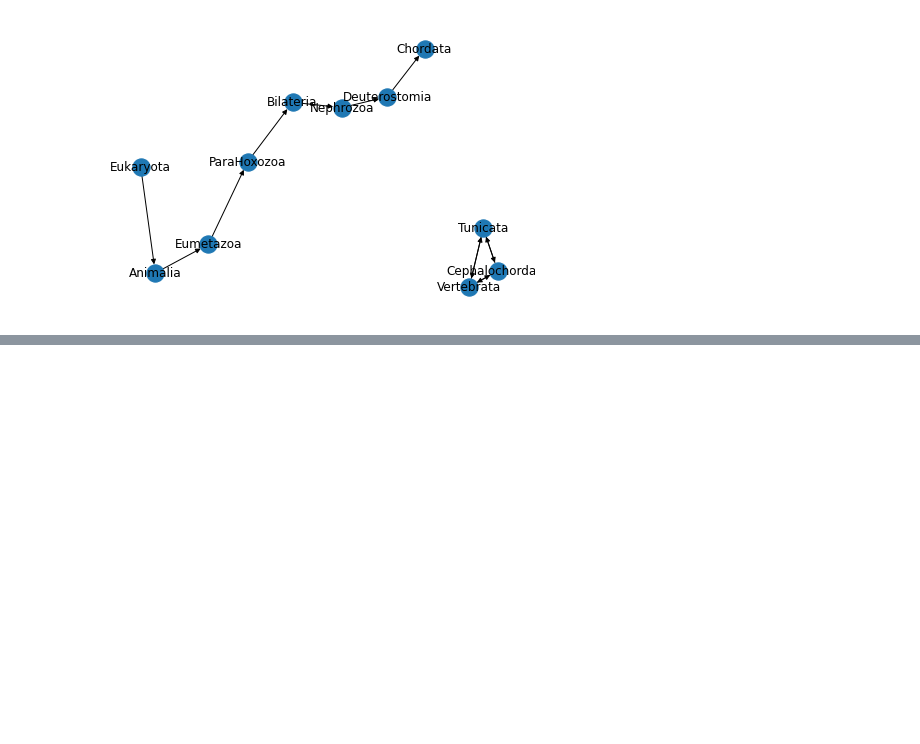
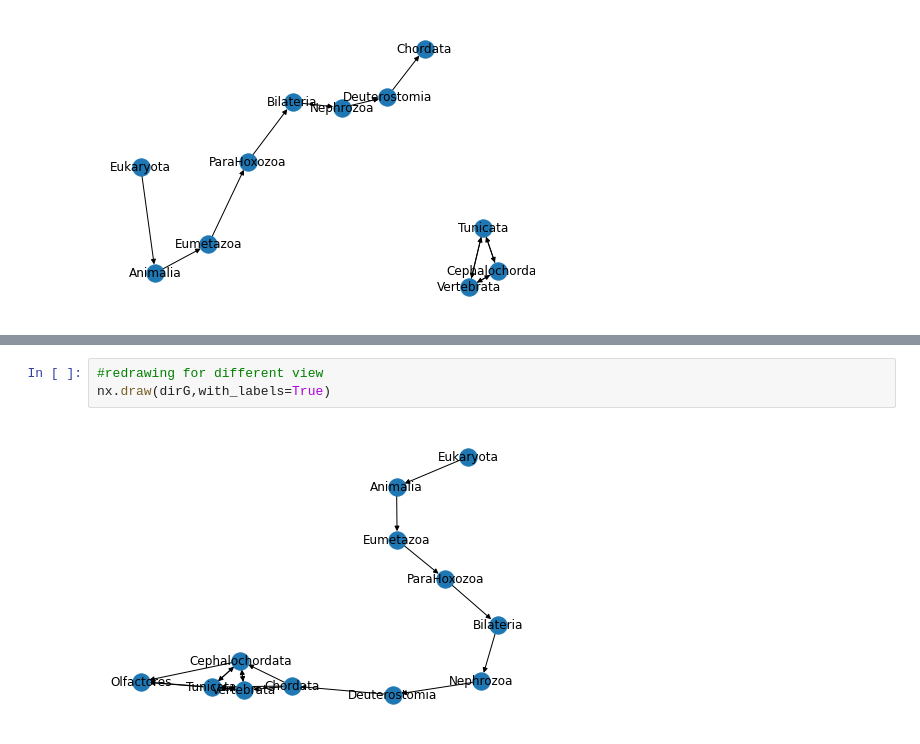
Before and after one commit to bronwencc/ML_practice, a Jupyter notebook: directed-graphs.ipynb, the cells around one changed output, grey strips where cells are left out. Saved outputs shown, nothing was run; the diff lists cells and outputs as text; blank space fills up the shorter version.

```diff
--- a/directed-graphs.ipynb
+++ b/directed-graphs.ipynb
@@ -78,0 +90,5 @@ nx.draw(dirG, with_labels=True)
+# %%
+#redrawing for different view
+nx.draw(dirG,with_labels=True)
+# %% [output]
+[figure, added]
```
Also changed, not shown: parts of 2 cells of this notebook.
